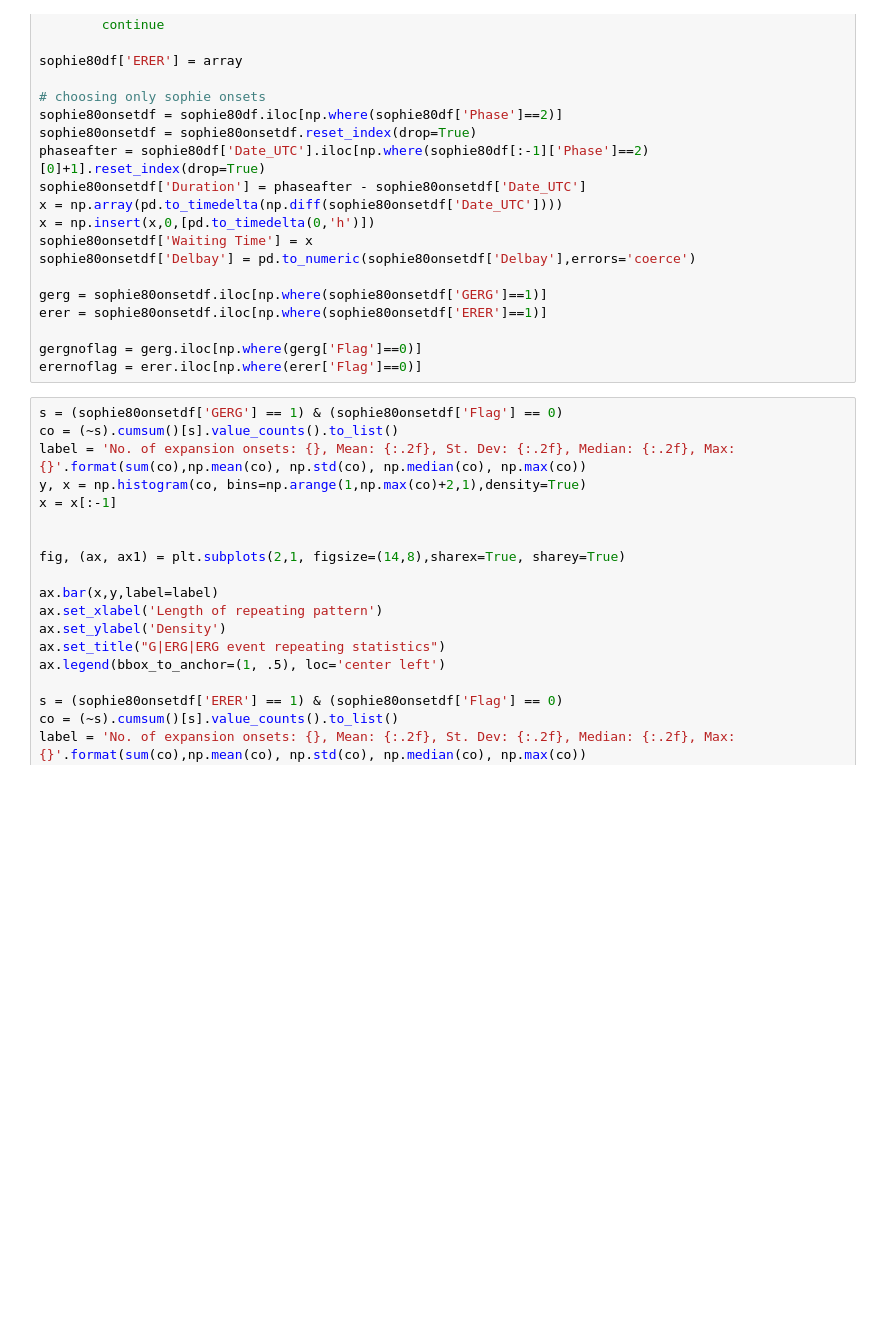
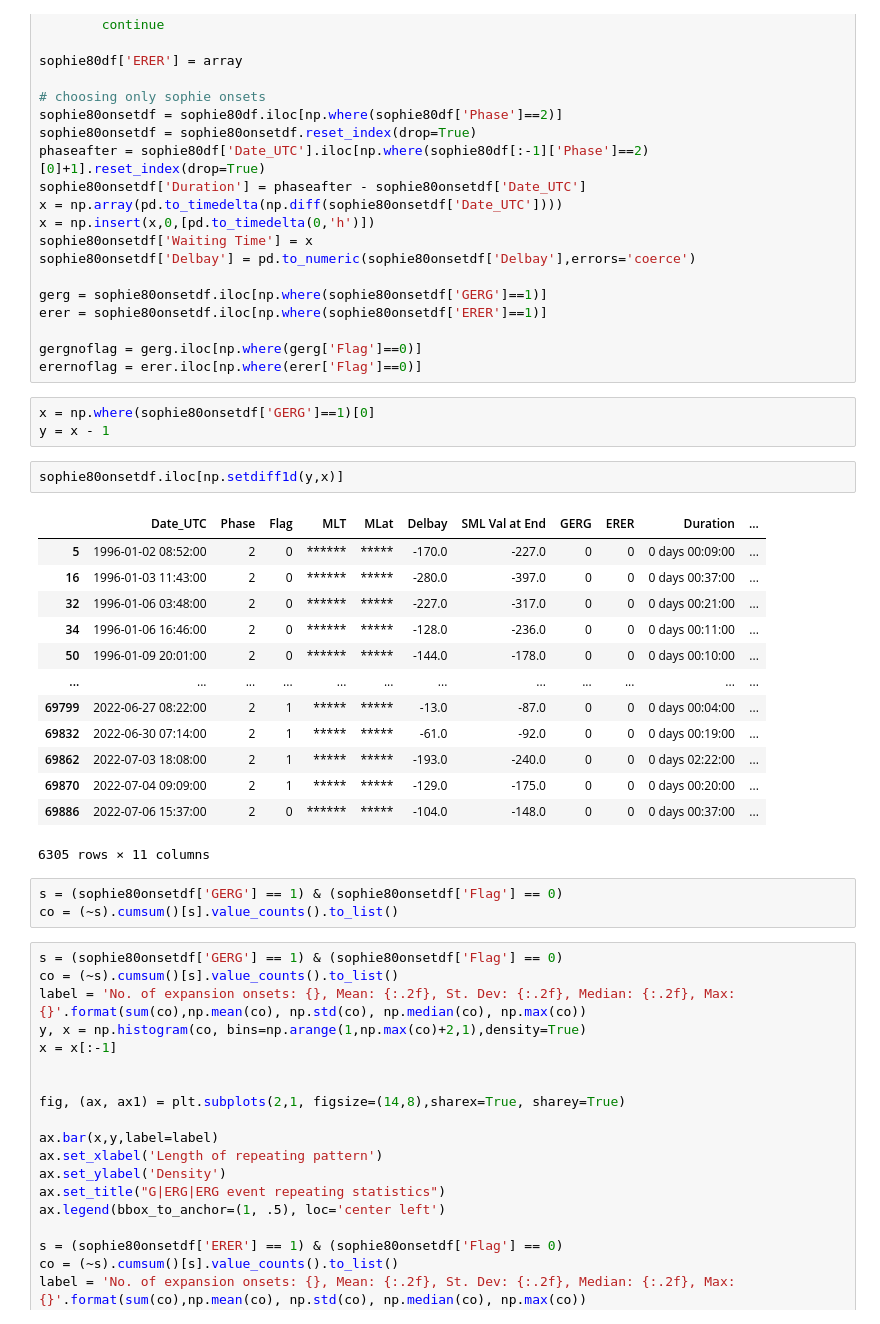
Before and after one commit to christianlao12/DP1_DP2_Project, a Jupyter notebook: substorm_type_statistics.ipynb, the cells around one changed output. Drawn from its saved outputs; the diff is of its cells as text; blank space fills up the shorter version.

Commit message:
first onsets of patterns

```diff
--- a/substorm_type_statistics.ipynb
+++ b/substorm_type_statistics.ipynb
@@ -51,6 +51,28 @@ erer = sophie80onsetdf.iloc[np.where(sophie80onsetdf['ERER']==1)]
 
 gergnoflag = gerg.iloc[np.where(gerg['Flag']==0)]
 erernoflag = erer.iloc[np.where(erer['Flag']==0)]
+# %%
+x = np.where(sophie80onsetdf['GERG']==1)[0]
+y = x - 1
+# %%
+sophie80onsetdf.iloc[np.setdiff1d(y,x)]
+# %% [output]
+|  | Date_UTC | Phase | Flag | MLT | MLat | Delbay | SML Val at End | GERG | ERER | Duration | ... |
+| 5 | 1996-01-02 08:52:00 | 2 | 0 | ****** | ***** | -170.0 | -227.0 | 0 | 0 | 0 days 00:09:00 | ... |
+| 16 | 1996-01-03 11:43:00 | 2 | 0 | ****** | ***** | -280.0 | -397.0 | 0 | 0 | 0 days 00:37:00 | ... |
+| 32 | 1996-01-06 03:48:00 | 2 | 0 | ****** | ***** | -227.0 | -317.0 | 0 | 0 | 0 days 00:21:00 | ... |
+| 34 | 1996-01-06 16:46:00 | 2 | 0 | ****** | ***** | -128.0 | -236.0 | 0 | 0 | 0 days 00:11:00 | ... |
+| 50 | 1996-01-09 20:01:00 | 2 | 0 | ****** | ***** | -144.0 | -178.0 | 0 | 0 | 0 days 00:10:00 | ... |
+| ... | ... | ... | ... | ... | ... | ... | ... | ... | ... | ... | ... |
+| 69799 | 2022-06-27 08:22:00 | 2 | 1 | ***** | ***** | -13.0 | -87.0 | 0 | 0 | 0 days 00:04:00 | ... |
+| 69832 | 2022-06-30 07:14:00 | 2 | 1 | ***** | ***** | -61.0 | -92.0 | 0 | 0 | 0 days 00:19:00 | ... |
+| 69862 | 2022-07-03 18:08:00 | 2 | 1 | ***** | ***** | -193.0 | -240.0 | 0 | 0 | 0 days 02:22:00 | ... |
+| 69870 | 2022-07-04 09:09:00 | 2 | 1 | ***** | ***** | -129.0 | -175.0 | 0 | 0 | 0 days 00:20:00 | ... |
+| 69886 | 2022-07-06 15:37:00 | 2 | 0 | ****** | ***** | -104.0 | -148.0 | 0 | 0 | 0 days 00:37:00 | ... |
+6305 rows × 11 columns
+# %%
+s = (sophie80onsetdf['GERG'] == 1) & (sophie80onsetdf['Flag'] == 0)
+co = (~s).cumsum()[s].value_counts().to_list()
 # %%
 s = (sophie80onsetdf['GERG'] == 1) & (sophie80onsetdf['Flag'] == 0)
 co = (~s).cumsum()[s].value_counts().to_list()
```
